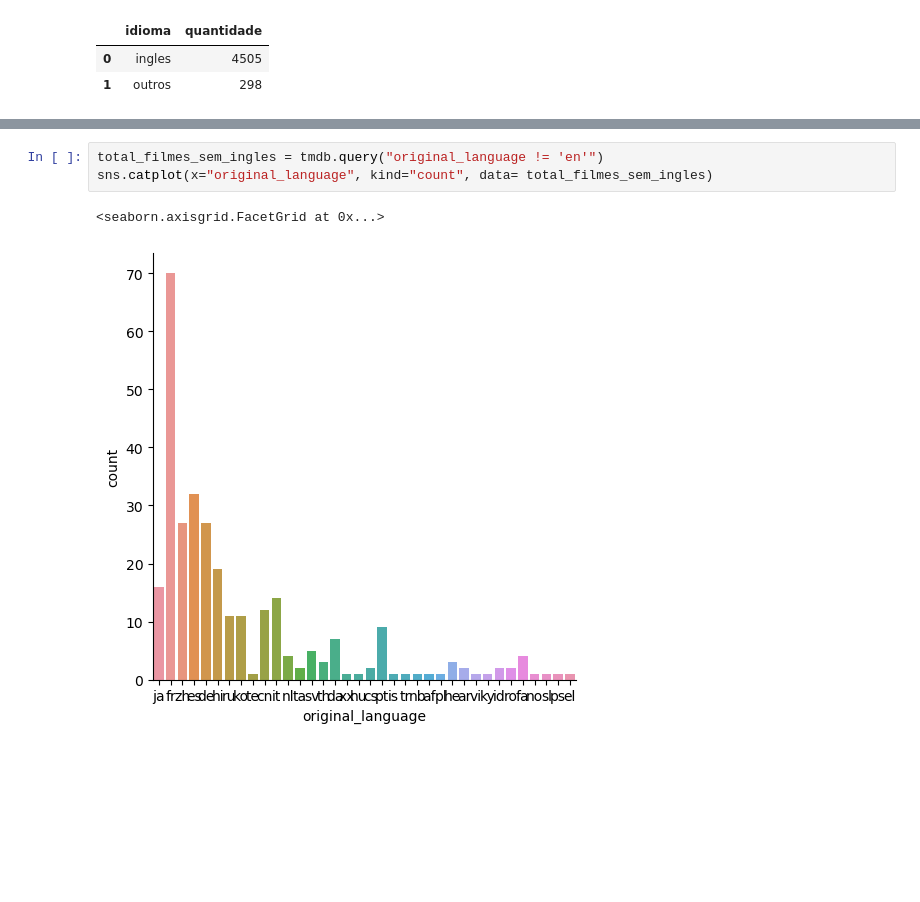
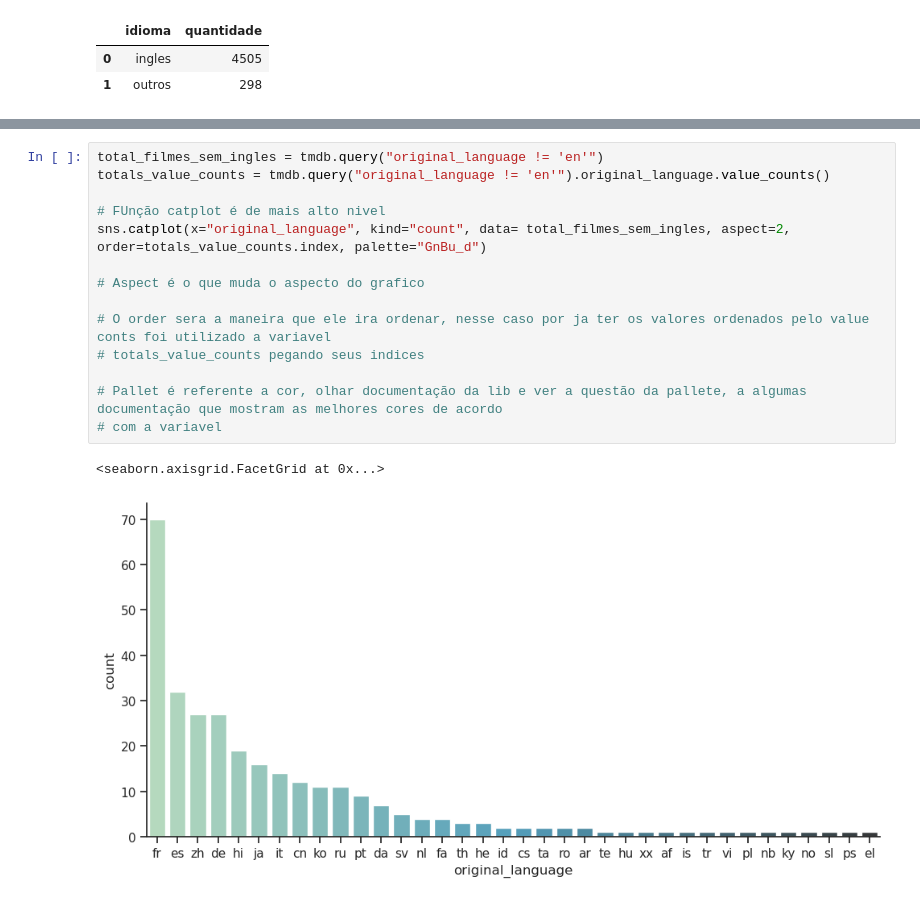
Before and after one commit to macedo19/AprendizadoPythonAlura, a Jupyter notebook: Iniciante/datascience_inicial.ipynb, the cells around one changed output, grey strips where cells are left out. Cells and saved outputs as stored; diff of their text form; blank space fills up the shorter version.

```diff
--- a/Iniciante/datascience_inicial.ipynb
+++ b/Iniciante/datascience_inicial.ipynb
@@ -278,6 +278,17 @@ sns.barplot(x="idioma", y="quantidade", data=data)
-# %%
-total_filmes_sem_ingles = tmdb.query("original_language != 'en'")
-sns.catplot(x="original_language", kind="count", data= total_filmes_sem_ingles)
-# %% [output]
-<seaborn.axisgrid.FacetGrid at 0x...>
-[figure, removed]
+# %%
+total_filmes_sem_ingles = tmdb.query("original_language != 'en'")
+totals_value_counts = tmdb.query("original_language != 'en'").original_language.value_counts()
+
+# FUnção catplot é de mais alto nivel
+sns.catplot(x="original_language", kind="count", data= total_filmes_sem_ingles, aspect=2, order=totals_value_counts.index, palette="GnBu_d")
+
+# Aspect é o que muda o aspecto do grafico
+
+# O order sera a maneira que ele ira ordenar, nesse caso por ja ter os valores ordenados pelo value conts foi utilizado a variavel
+# totals_value_counts pegando seus indices
+
+# Pallet é referente a cor, olhar documentação da lib e ver a questão da pallete, a algumas documentação que mostram as melhores cores de acordo
+# com a variavel
+# %% [output]
+<seaborn.axisgrid.FacetGrid at 0x...>
+[figure, added]
```
Also changed, not shown: parts of 21 cells of this notebook, 1 other file.
